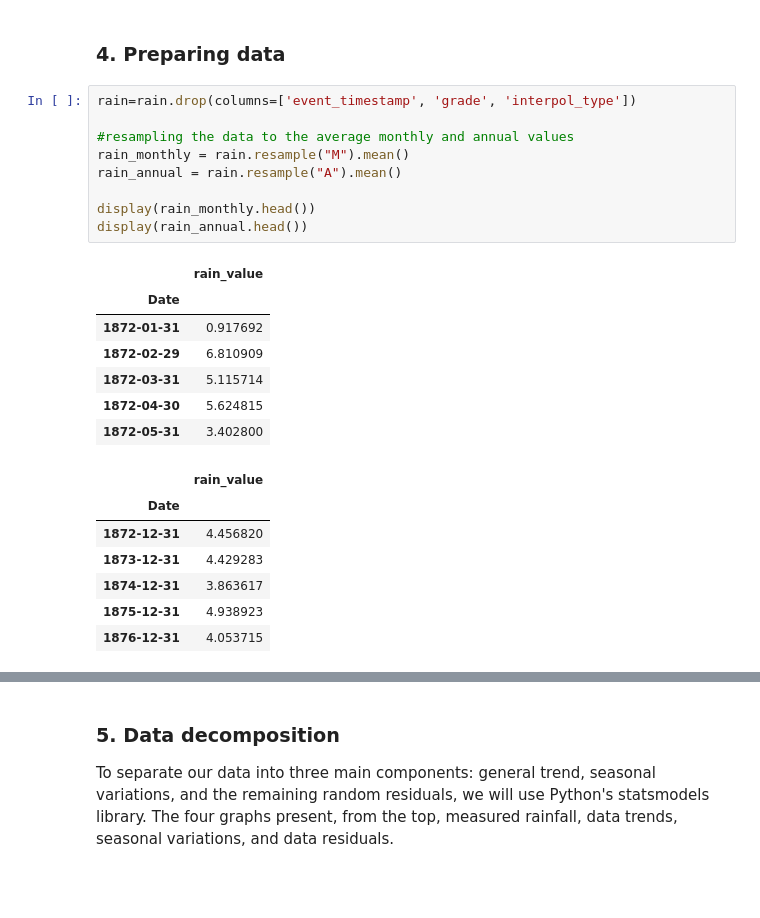
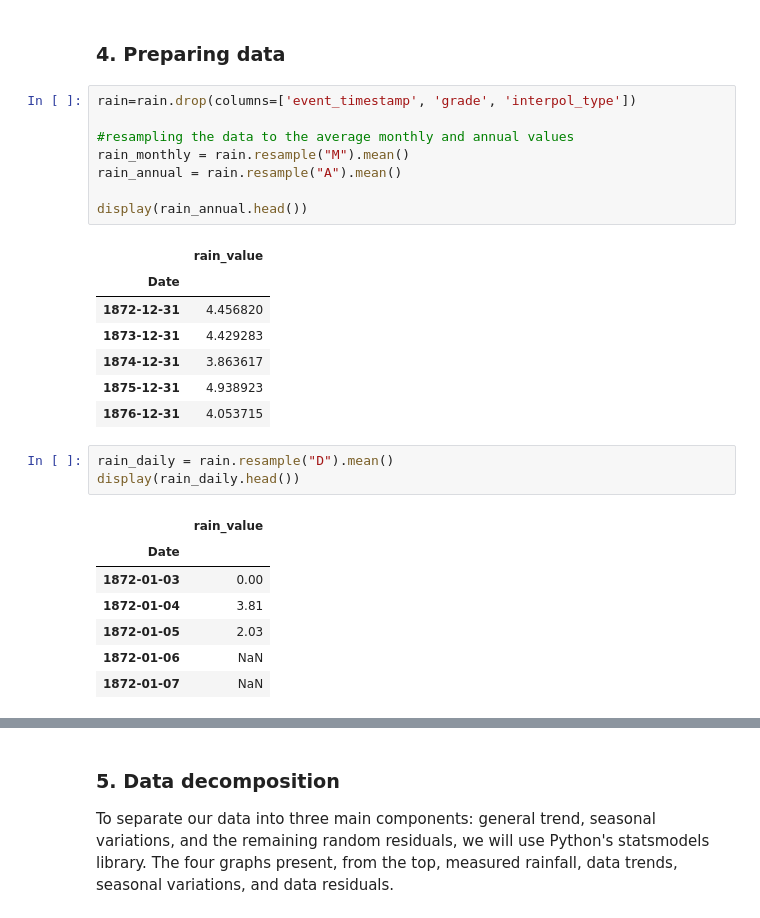
Before and after one commit to lilianasku/Time-series-analysis, a Jupyter notebook: notebooks/Rainfall_SeasonalChanges.ipynb, the cells around one changed output, grey strips where cells are left out. Saved outputs shown, nothing was run; the diff lists cells and outputs as text; blank space fills up the shorter version.

```diff
--- a/notebooks/Rainfall_SeasonalChanges.ipynb
+++ b/notebooks/Rainfall_SeasonalChanges.ipynb
@@ -86,20 +86,23 @@ rain=rain.drop(columns=['event_timestamp', 'grade', 'interpol_type'])
 rain_monthly = rain.resample("M").mean()
 rain_annual = rain.resample("A").mean()
 
-display(rain_monthly.head())
 display(rain_annual.head())
 # %% [output]
 |  | rain_value |
 | Date |  |
-| 1872-01-31 | 0.917692 |
-| 1872-02-29 | 6.810909 |
-| 1872-03-31 | 5.115714 |
-| 1872-04-30 | 5.624815 |
-| 1872-05-31 | 3.402800 |
+| 1872-12-31 | 4.456820 |
+| 1873-12-31 | 4.429283 |
+| 1874-12-31 | 3.863617 |
+| 1875-12-31 | 4.938923 |
+| 1876-12-31 | 4.053715 |
-|  | rain_value |
-| Date |  |
-| 1872-12-31 | 4.456820 |
-| 1873-12-31 | 4.429283 |
-| 1874-12-31 | 3.863617 |
-| 1875-12-31 | 4.938923 |
-| 1876-12-31 | 4.053715 |
+# %%
+rain_daily = rain.resample("D").mean()
+display(rain_daily.head())
+# %% [output]
+|  | rain_value |
+| Date |  |
+| 1872-01-03 | 0.00 |
+| 1872-01-04 | 3.81 |
+| 1872-01-05 | 2.03 |
+| 1872-01-06 | NaN |
+| 1872-01-07 | NaN |
```
Also changed, not shown: parts of 2 cells of this notebook.
